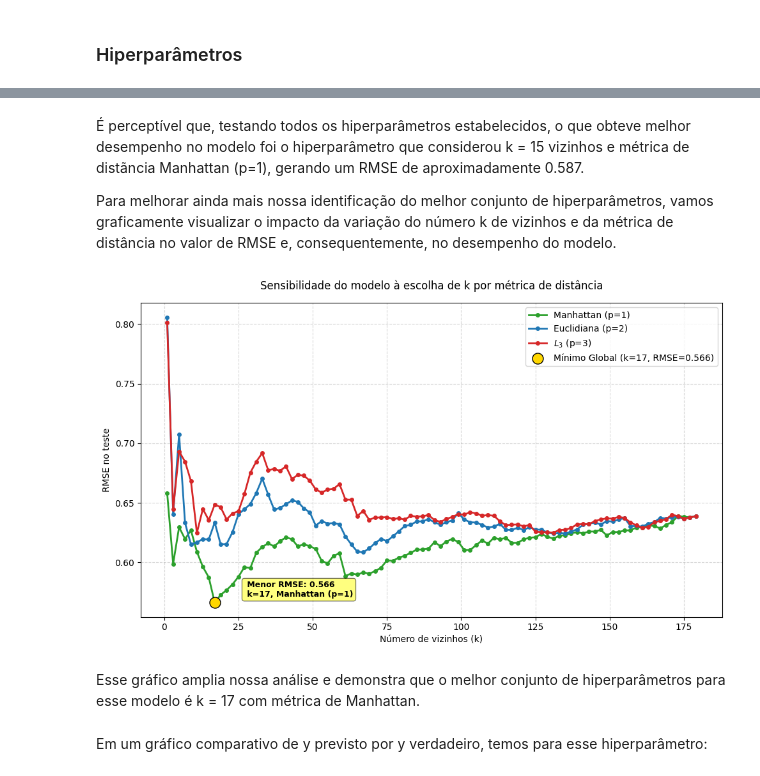
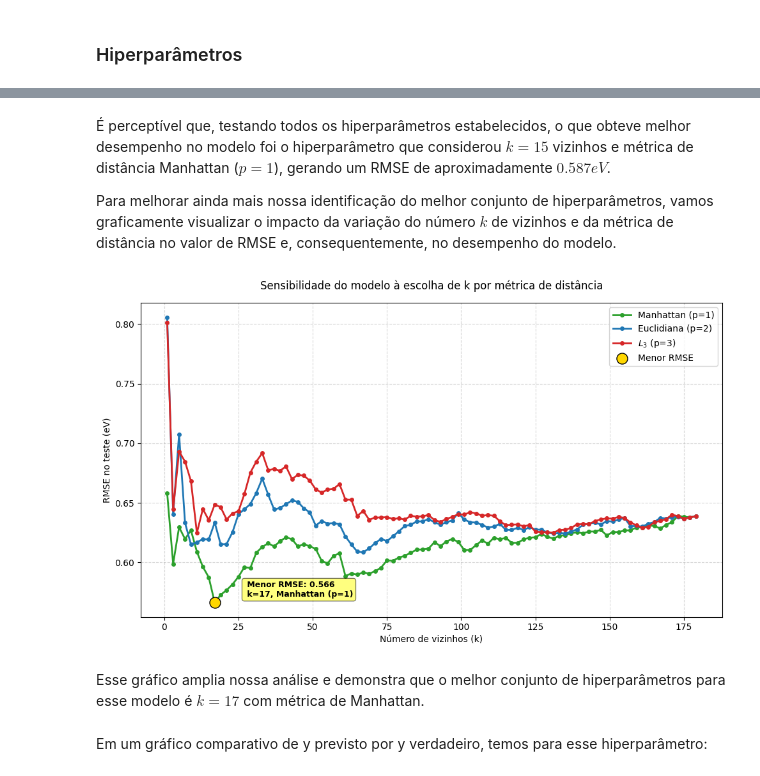
Before and after one commit to Bruno4402/Cubo_Gelatinoso, a Jupyter notebook: Cubo Gelatinoso.ipynb, the cells around one changed output, grey strips where cells are left out. Saved outputs shown, nothing was run; the diff lists cells and outputs as text; code cells hidden in the pictures.

```diff
--- a/Cubo Gelatinoso.ipynb
+++ b/Cubo Gelatinoso.ipynb
@@ -337,6 +335,8 @@ Esta última normalização apresentou o pior resultado entre todas as abordagen
 
 Graficamente, conseguimos ver a dispersão dos dados comparando o target real (tabelado) e o previsto pelo modelo nas quatro situações (sem normalização, normalização padrão, normalização pelo máximo absoluto, e normalização pelo mínimo e máximo):
 # %%
+import matplotlib.pyplot as plt
+
 modelos = [
     ("Sem Normalização", y_previsto, RMSE),
     ("StandardScaler", y_previsto_std, RMSE_std),
@@ -353,8 +353,8 @@ for eixo, (titulo, y_pred, rmse) in zip(eixos, modelos):
     eixo.plot(intervalo, intervalo, "r--", label="Identidade", linewidth=1.5)
 
     eixo.set(
-        xlabel="$y$ verdadeiro",
-        ylabel="$y$ previsto",
+        xlabel="$y$ verdadeiro (eV)",
+        ylabel="$y$ previsto (eV)",
         xlim=intervalo,
         ylim=intervalo,
         aspect="equal",
@@ -420,12 +420,19 @@ for i, params in enumerate(combinacoes, start=1):
     resultados.append(
         {
             "Conjunto": f"Hiperparâmetro {i}",
-            "K (n_neighbors)": params["n_neighbors"],
+            "k (vizinhos)": params["n_neighbors"],
             "Métrica": "Manhattan" if params["p"] == 1 else("Euclidiana" if params["p"] == 2  else "L3") ,
-            "RMSE": rmse,
+            "RMSE (eV)": rmse,
         }
     )
 
-df_resultados = pd.DataFrame(resultados).sort_values(by="RMSE")
-print(df_resultados.to_string(index=False))
+df_resultados = pd.DataFrame(resultados).sort_values(by="RMSE (eV)")
+
+print(
+    df_resultados.to_string(
+        index=False,
+        justify = "center",
+        col_space = 15,
+    )
+)
 # %% [output]
@@ -448,7 +455,7 @@ Hiperparâmetro 11                1         L3 0.801215
 # %% [markdown]
-É perceptível que, testando todos os hiperparâmetros estabelecidos, o que obteve melhor desempenho no modelo foi o hiperparâmetro que considerou k = 15 vizinhos e métrica de distãncia Manhattan (p=1), gerando um RMSE de aproximadamente 0.587.
+É perceptível que, testando todos os hiperparâmetros estabelecidos, o que obteve melhor desempenho no modelo foi o hiperparâmetro que considerou $k = 15$ vizinhos e métrica de distância Manhattan ($p=1$), gerando um RMSE de aproximadamente $0.587 { eV}$.
 
-Para melhorar ainda mais nossa identificação do melhor conjunto de hiperparâmetros, vamos graficamente visualizar o impacto da variação do número k de vizinhos e da métrica de distância no valor de RMSE e, consequentemente, no desempenho do modelo.
+Para melhorar ainda mais nossa identificação do melhor conjunto de hiperparâmetros, vamos graficamente visualizar o impacto da variação do número $k$ de vizinhos e da métrica de distância no valor de RMSE e, consequentemente, no desempenho do modelo.
 # %%
 k_vizinhos = [k for k in range(1, 180) if k % 2 != 0]
 metricas = [
@@ -498,38 +505,38 @@ for resultado in resultados_completos:
         marker='o',
         markersize=4
     )
 
 ax.scatter(
     melhor_k_global,
     menor_rmse_global,
     color="gold",
     edgecolor="black",
     s=150,
     zorder=5,
-    label=f"Mínimo Global (k={melhor_k_global}, RMSE={menor_rmse_global:.3f})",
+    label=f"Menor RMSE",
 )
 
 ax.annotate(
     f" Menor RMSE: {menor_rmse_global:.3f}\n k={melhor_k_global}, {melhor_metrica_global}",
     xy=(melhor_k_global, menor_rmse_global),
     xytext=(melhor_k_global + 10, menor_rmse_global + 0.005),
     fontsize=9,
     fontweight="bold",
     bbox=dict(boxstyle="round,pad=0.3", fc="yellow", alpha=0.5),
 )
 
 ax.set_xlabel("Número de vizinhos (k)")
-ax.set_ylabel("RMSE no teste")
+ax.set_ylabel("RMSE no teste (eV)")
 ax.set_title("Sensibilidade do modelo à escolha de k por métrica de distância", pad=15)
 ax.grid(True, linestyle="--", alpha=0.5)
 ax.legend()
 
 plt.tight_layout()
 plt.show()
 # %% [output]
-[figure, old version]
+[figure, new version]
 # %% [markdown]
-Esse gráfico amplia nossa análise e demonstra que o melhor conjunto de hiperparâmetros para esse modelo é k = 17 com métrica de Manhattan.
+Esse gráfico amplia nossa análise e demonstra que o melhor conjunto de hiperparâmetros para esse modelo é $k = 17$ com métrica de Manhattan.
 # %% [markdown]
 Em um gráfico comparativo de y previsto por y verdadeiro, temos para esse hiperparâmetro:
 # %%
```
Also changed, not shown: parts of 51 cells of this notebook.
